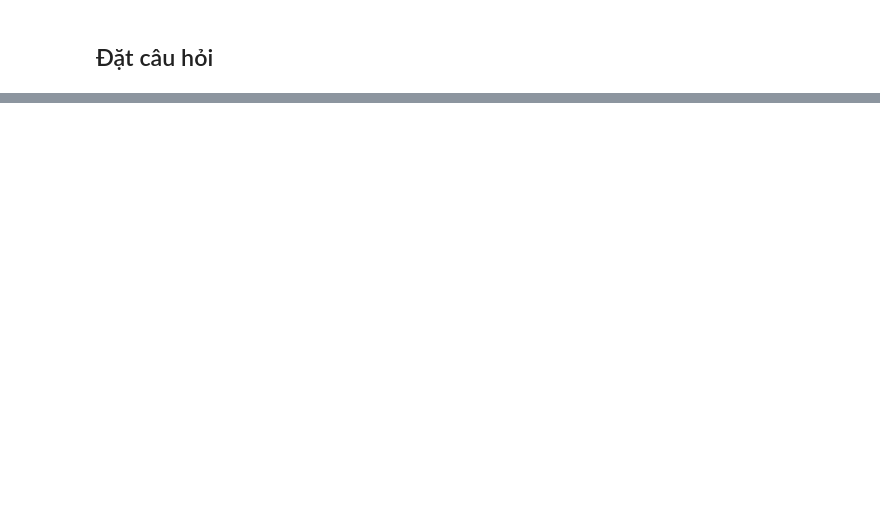
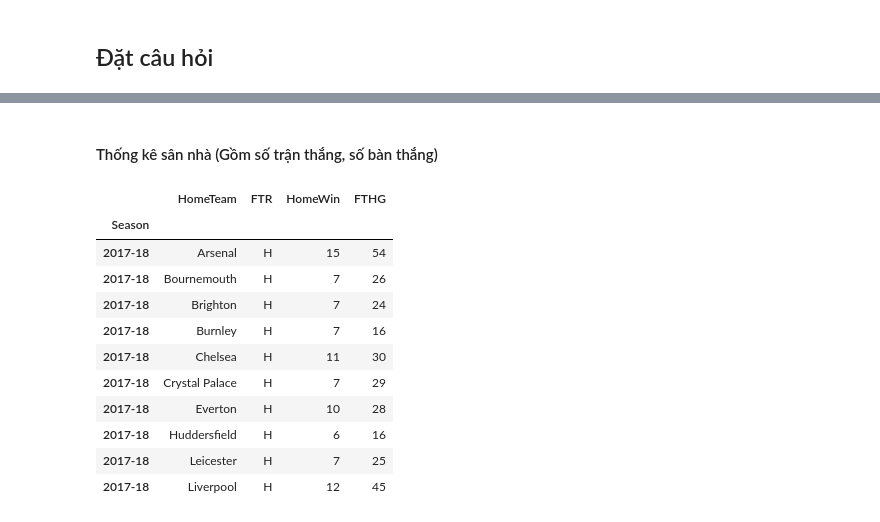
Before and after one commit to chopcolate/DataPrograming, a Jupyter notebook: Final_Project.ipynb, the cells around one changed output, grey strips where cells are left out. Saved outputs shown, nothing was run; the diff lists cells and outputs as text; code cells hidden in the pictures; blank space fills up the shorter version.

```diff
--- a/Final_Project.ipynb
+++ b/Final_Project.ipynb
@@ -102,7 +104,8 @@ results_df[results_df.isnull().any(axis=1)]
 - Các cột HTHG HTAG HS AS HST AST HC AC HF AF HY AY HR AR và HTR Referee có tỉ lệ giá trị thiếu khá cao từ năm mùa giải năm 1993-94 tới mùa giải 1999-00 vì thế chúng ta sẽ bắt đầu khám phá dữ liệu từ năm 2000
 # %%
 df = results_df.dropna(axis = 0, how = 'any')
-df.reset_index(drop = True)
+df = df.reset_index(drop = True)
+df
 # %% [output]
 |  | Season | Date | HomeTeam | AwayTeam | FTHG | FTAG | FTR | HTHG | HTAG | HTR | Referee | ... |
 | 0 | 2000-01 | 2000-08-19 00:00:00 | Charlton | Man City | 4 | 0 | H | 2.0 | 0.0 | H | Rob Harris | ... |
@@ -126,10 +139,35 @@ df.reset_index(drop = True)
 # %%
 season_list = df.groupby('Season')['Season'].sum().index
 season_list = season_list[-3:]
+# %%
+season = df[df['Season'].isin(season_list[-3:]) == True].reset_index(drop = True)
+season_scored = season[['Season', 'HomeTeam', 'FTR', 'AwayTeam', 'FTHG', 'FTAG']]
+# %% [markdown]
+#### Thống kê sân nhà (Gồm số trận thắng, số bàn thắng)
 # %%
-season = df[df['Season'].isin(season_list[-3:]) == True].reset_index(drop = True)
-season_scored = season[['Season', 'HomeTeam', 'FTR', 'AwayTeam']]
+Home = season_scored.groupby(['Season', 'HomeTeam', 'FTR']).agg({'FTAG': 'count', 'FTHG': 'sum'})
 
-Home = season_scored.groupby(['Season', 'HomeTeam', 'FTR']).count()
-Home = Home.reset_index(['HomeTeam', 'FTR'])
-Home = Home.rename({'AwayTeam':'HomeScore'}, axis = 1)
+Home = Home.reset_index('FTR')
+
+Total_Home_Goal = Home['FTHG'].sum(level = ['Season','HomeTeam'])
+
+Home = Home.rename({'FTAG':'HomeWin'}, axis = 1)
+Home = Home[Home['FTR'] == 'H']
+Home = Home.drop('FTHG', axis = 1)
+
+Home = Home.join(Total_Home_Goal)
+Home = Home.reset_index('HomeTeam')
+Home.head(10)
+# %% [output]
+|  | HomeTeam | FTR | HomeWin | FTHG |
+| Season |  |  |  |  |
+| 2017-18 | Arsenal | H | 15 | 54 |
+| 2017-18 | Bournemouth | H | 7 | 26 |
+| 2017-18 | Brighton | H | 7 | 24 |
+| 2017-18 | Burnley | H | 7 | 16 |
+| 2017-18 | Chelsea | H | 11 | 30 |
+| 2017-18 | Crystal Palace | H | 7 | 29 |
+| 2017-18 | Everton | H | 10 | 28 |
+| 2017-18 | Huddersfield | H | 6 | 16 |
+| 2017-18 | Leicester | H | 7 | 25 |
+| 2017-18 | Liverpool | H | 12 | 45 |
```
Also changed, not shown: parts of 19 cells of this notebook.
